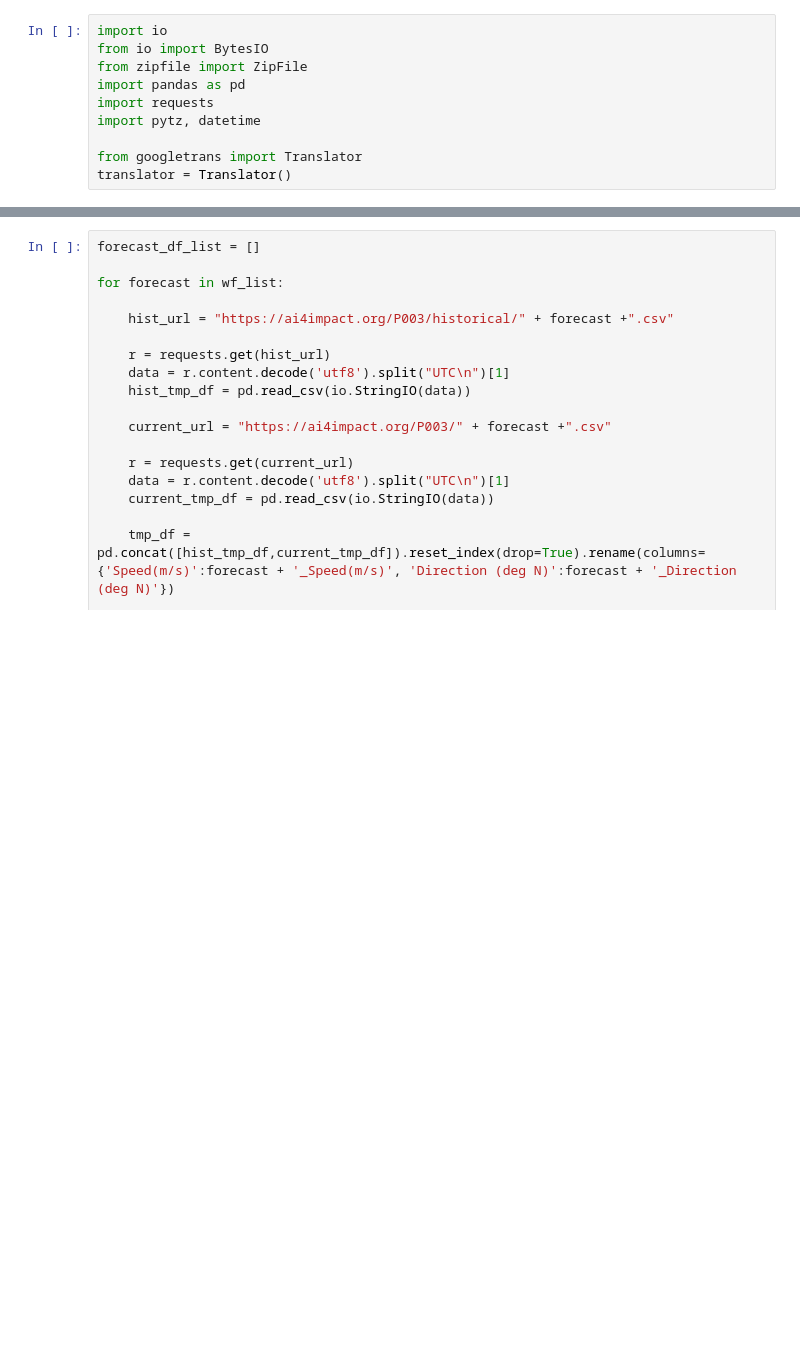
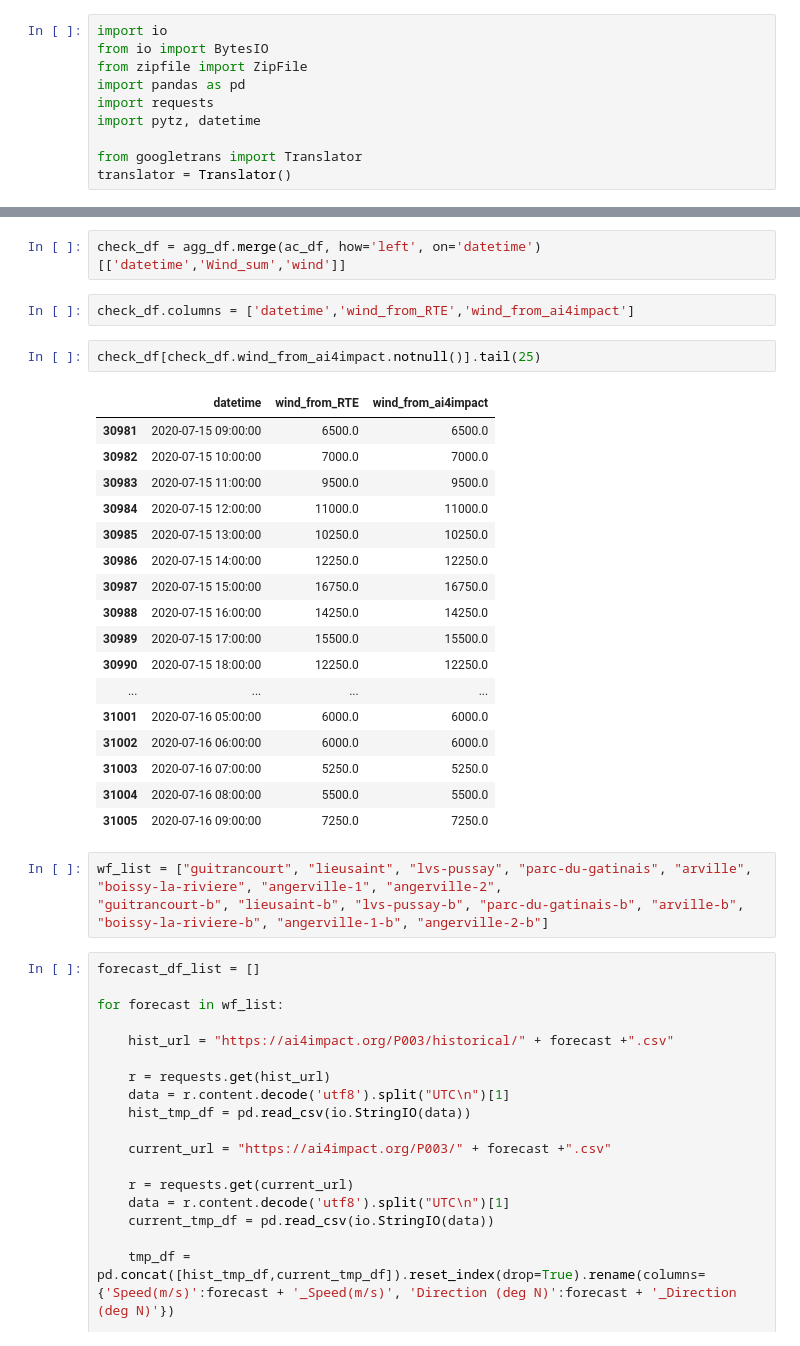
Before and after one commit to wesley34/ai4impactProject2, a Jupyter notebook: data-crawler/ai4impact-crawler.ipynb, the cells around one changed output, grey strips where cells are left out. Drawn from its saved outputs; the diff is of its cells as text; blank space fills up the shorter version.

```diff
--- a/data-crawler/ai4impact-crawler.ipynb
+++ b/data-crawler/ai4impact-crawler.ipynb
@@ -67,3 +154,30 @@ File in zip: eCO2mix_RTE_En-cours-TR.xls
+# %%
+check_df = agg_df.merge(ac_df, how='left', on='datetime')[['datetime','Wind_sum','wind']]
+# %%
+check_df.columns = ['datetime','wind_from_RTE','wind_from_ai4impact']
+# %%
+check_df[check_df.wind_from_ai4impact.notnull()].tail(25)
+# %% [output]
+|  | datetime | wind_from_RTE | wind_from_ai4impact |
+| 30981 | 2020-07-15 09:00:00 | 6500.0 | 6500.0 |
+| 30982 | 2020-07-15 10:00:00 | 7000.0 | 7000.0 |
+| 30983 | 2020-07-15 11:00:00 | 9500.0 | 9500.0 |
+| 30984 | 2020-07-15 12:00:00 | 11000.0 | 11000.0 |
+| 30985 | 2020-07-15 13:00:00 | 10250.0 | 10250.0 |
+| 30986 | 2020-07-15 14:00:00 | 12250.0 | 12250.0 |
+| 30987 | 2020-07-15 15:00:00 | 16750.0 | 16750.0 |
+| 30988 | 2020-07-15 16:00:00 | 14250.0 | 14250.0 |
+| 30989 | 2020-07-15 17:00:00 | 15500.0 | 15500.0 |
+| 30990 | 2020-07-15 18:00:00 | 12250.0 | 12250.0 |
+| ... | ... | ... | ... |
+| 31001 | 2020-07-16 05:00:00 | 6000.0 | 6000.0 |
+| 31002 | 2020-07-16 06:00:00 | 6000.0 | 6000.0 |
+| 31003 | 2020-07-16 07:00:00 | 5250.0 | 5250.0 |
+| 31004 | 2020-07-16 08:00:00 | 5500.0 | 5500.0 |
+| 31005 | 2020-07-16 09:00:00 | 7250.0 | 7250.0 |
+# %%
+wf_list = ["guitrancourt", "lieusaint", "lvs-pussay", "parc-du-gatinais", "arville", "boissy-la-riviere", "angerville-1", "angerville-2",
+"guitrancourt-b", "lieusaint-b", "lvs-pussay-b", "parc-du-gatinais-b", "arville-b", "boissy-la-riviere-b", "angerville-1-b", "angerville-2-b"]
 # %%
 forecast_df_list = []
 
```
Also changed, not shown: parts of 23 cells of this notebook, 2 other files.
